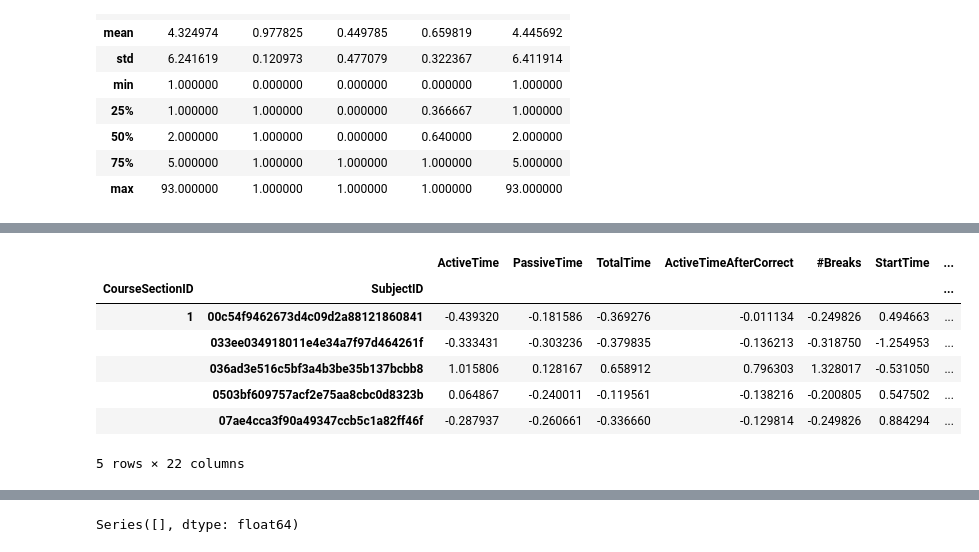
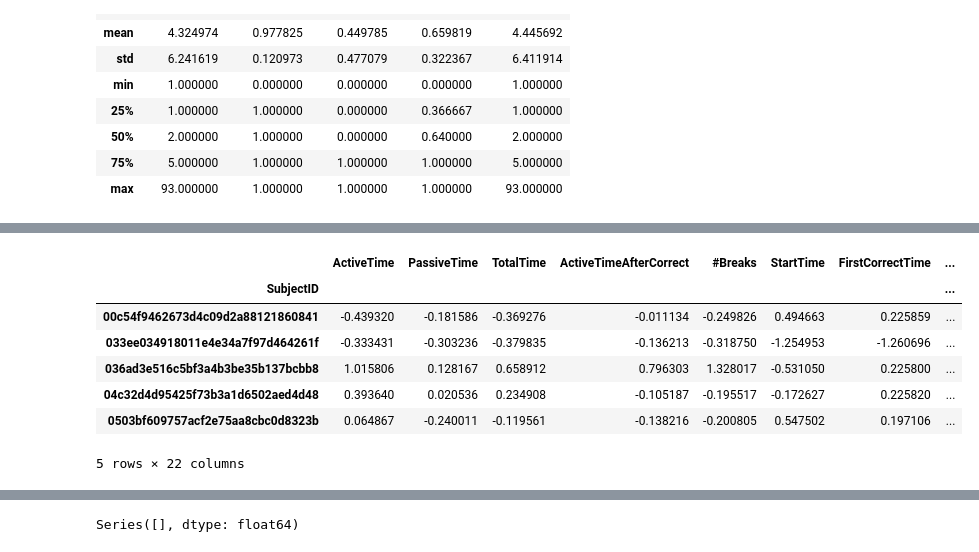
Before and after one commit to CSSPLICE/ProgSnapToolkit, a Jupyter notebook: src/examples/extract_features.ipynb, the cells around one changed output, grey strips where cells are left out. Drawn from its saved outputs; the diff is of its cells as text; code cells hidden in the pictures.

```diff
--- a/src/examples/extract_features.ipynb
+++ b/src/examples/extract_features.ipynb
@@ -254,11 +261,0 @@ problem_percentages.hist()
-# %%
-precluded_problems = problem_percentages[problem_percentages < 0.5].index
-len_before = len(data_subset)
-data_subset = data_subset[~data_subset[problem_id_col].isin(precluded_problems)]
-print(f"Precluded problems: {precluded_problems}")
-print(f"Removed {100 - 100 * len(data_subset) / len_before:.2f}% of data")
-
-if Cols.AssignmentID in data_subset.columns:
-    print(f"Percent of assignments: {len(data_subset[Cols.AssignmentID].unique())} / {len(main_table[Cols.AssignmentID].unique())}")
-if Cols.ProblemID in main_table.columns:
-    print(f"Percent of problems: {len(data_subset[Cols.ProblemID].unique())} / {len(main_table[Cols.ProblemID].unique())}")
@@ -270,5 +262,6 @@ Percent of problems: 20 / 50
 # %%
 # We want to analyze each student's attempt at each problem, and we also
 # want to analyze data separately from each course section.
-grouping_cols = [Cols.CourseSectionID, Cols.TermID, Cols.SubjectID, problem_id_col]
+grouping_cols = config.attempt_grouping_columns
 grouping_cols = [col for col in grouping_cols if col in main_table.columns]
+grouping_cols
@@ -510,35 +507,36 @@ all_features_z.head()
 5 rows × 25 columns
 # %%
 merge_cols = grouping_cols.copy()
-merge_cols.remove(problem_id_col)
+merge_cols.remove(Cols.ProblemID)
+merge_cols.remove(Cols.AssignmentID)
 merge_cols = [col for col in merge_cols if col in all_features_z.columns]
 
 # Take the average across all problems for each student
-subject_means = all_features_z.drop(problem_id_col, axis=1).groupby(merge_cols).mean()
+subject_means = all_features_z.drop([Cols.ProblemID, Cols.AssignmentID], axis=1).groupby(merge_cols).mean()
 
 # Sometimes there are no non-NA values for a student across all problems for a given
 # feature and we need to deal with that.
 
 # For EQ and RED having no attempts with a successful compile (and therefore a score)
 # should give you the max (worst) value
 for col in [ErrorMetrics.ERROR_QUOTIENT, ErrorMetrics.REPEATED_ERROR_DENSITY]:
     max_val = subject_means[col].max()
     subject_means.iloc[:, subject_means.columns.get_loc(col)] = subject_means[col].fillna(max_val)
 
 # But for score metrics, not trying a problem should lead to the minimum value
 for col in [SubmissionScoreMetrics.MAX_SCORE, SubmissionScoreMetrics.MEAN_SCORE, SubmissionScoreMetrics.MIN_SCORE]:
     min_val = subject_means[col].min()
     subject_means.iloc[:, subject_means.columns.get_loc(col)] = subject_means[col].fillna(min_val)
 
 subject_means.head()
 # %% [output]
-|  |  | ActiveTime | PassiveTime | TotalTime | ActiveTimeAfterCorrect | #Breaks | StartTime | ... |
-| CourseSectionID | SubjectID |  |  |  |  |  |  | ... |
-| 1 | 00c54f9462673d4c09d2a88121860841 | -0.439320 | -0.181586 | -0.369276 | -0.011134 | -0.249826 | 0.494663 | ... |
-|  | 033ee034918011e4e34a7f97d464261f | -0.333431 | -0.303236 | -0.379835 | -0.136213 | -0.318750 | -1.254953 | ... |
-|  | 036ad3e516c5bf3a4b3be35b137bcbb8 | 1.015806 | 0.128167 | 0.658912 | 0.796303 | 1.328017 | -0.531050 | ... |
-|  | 0503bf609757acf2e75aa8cbc0d8323b | 0.064867 | -0.240011 | -0.119561 | -0.138216 | -0.200805 | 0.547502 | ... |
-|  | 07ae4cca3f90a49347ccb5c1a82ff46f | -0.287937 | -0.260661 | -0.336660 | -0.129814 | -0.249826 | 0.884294 | ... |
+|  | ActiveTime | PassiveTime | TotalTime | ActiveTimeAfterCorrect | #Breaks | StartTime | FirstCorrectTime | ... |
+| SubjectID |  |  |  |  |  |  |  | ... |
+| 00c54f9462673d4c09d2a88121860841 | -0.439320 | -0.181586 | -0.369276 | -0.011134 | -0.249826 | 0.494663 | 0.225859 | ... |
+| 033ee034918011e4e34a7f97d464261f | -0.333431 | -0.303236 | -0.379835 | -0.136213 | -0.318750 | -1.254953 | -1.260696 | ... |
+| 036ad3e516c5bf3a4b3be35b137bcbb8 | 1.015806 | 0.128167 | 0.658912 | 0.796303 | 1.328017 | -0.531050 | 0.225800 | ... |
+| 04c32d4d95425f73b3a1d6502aed4d48 | 0.393640 | 0.020536 | 0.234908 | -0.105187 | -0.195517 | -0.172627 | 0.225820 | ... |
+| 0503bf609757acf2e75aa8cbc0d8323b | 0.064867 | -0.240011 | -0.119561 | -0.138216 | -0.200805 | 0.547502 | 0.197106 | ... |
 5 rows × 22 columns
 # %%
 # We can also take the sum of features across problems, which treats
```
Also changed, not shown: parts of 22 cells of this notebook, 9 other files.
